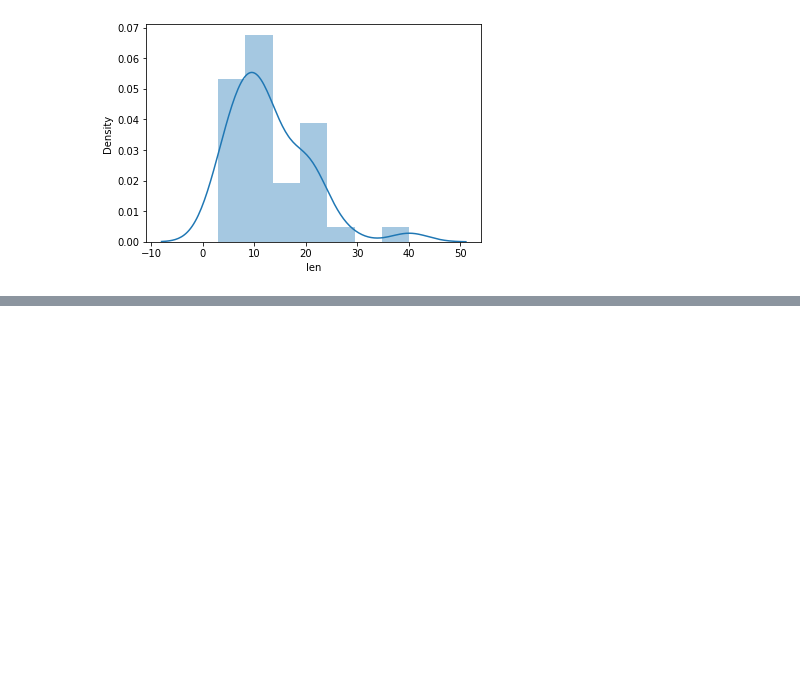
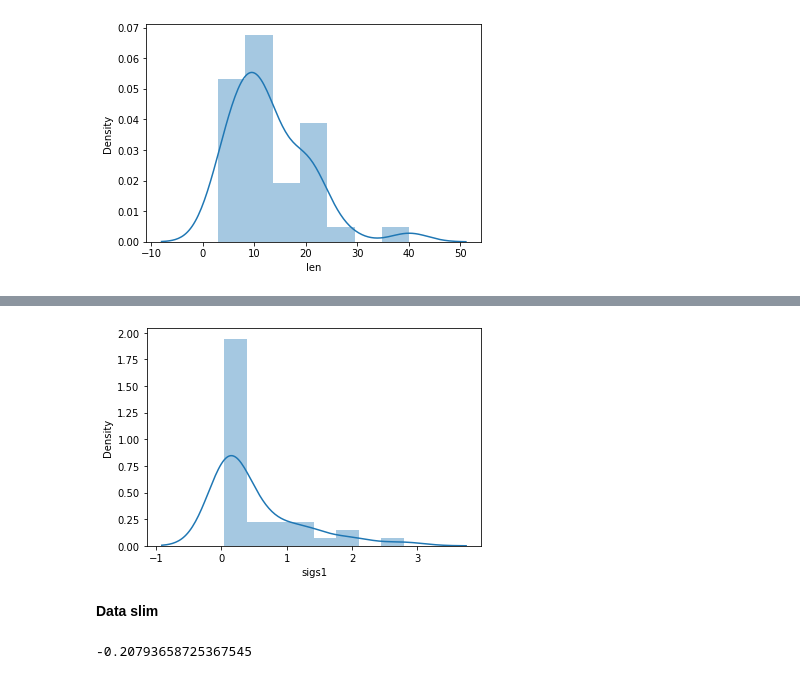
Before and after one commit to RibutDwiArtah023/DATAMINING, a Jupyter notebook: _sources/Tugas 1.ipynb, the cells around one changed output, grey strips where cells are left out. Cells and saved outputs as stored; diff of their text form; code cells hidden in the pictures; blank space fills up the shorter version.

```diff
--- a/_sources/Tugas 1.ipynb
+++ b/_sources/Tugas 1.ipynb
@@ -65,0 +138,3 @@ Median
+# %%
+data_sigs1=dataset["sigs1"]
+data_sigs1
@@ -110,0 +623,12 @@ plt.show()
+# %%
+plt.figure()
+sns.distplot(data_sigs1)
+plt.show()
+# %% [output]
+[figure, added]
+# %% [markdown]
+**Data slim**
+# %%
+data_slim.skew()
+# %% [output]
+-0.20793658725367545
```
Also changed, not shown: parts of 124 cells of this notebook, 14 other files.
